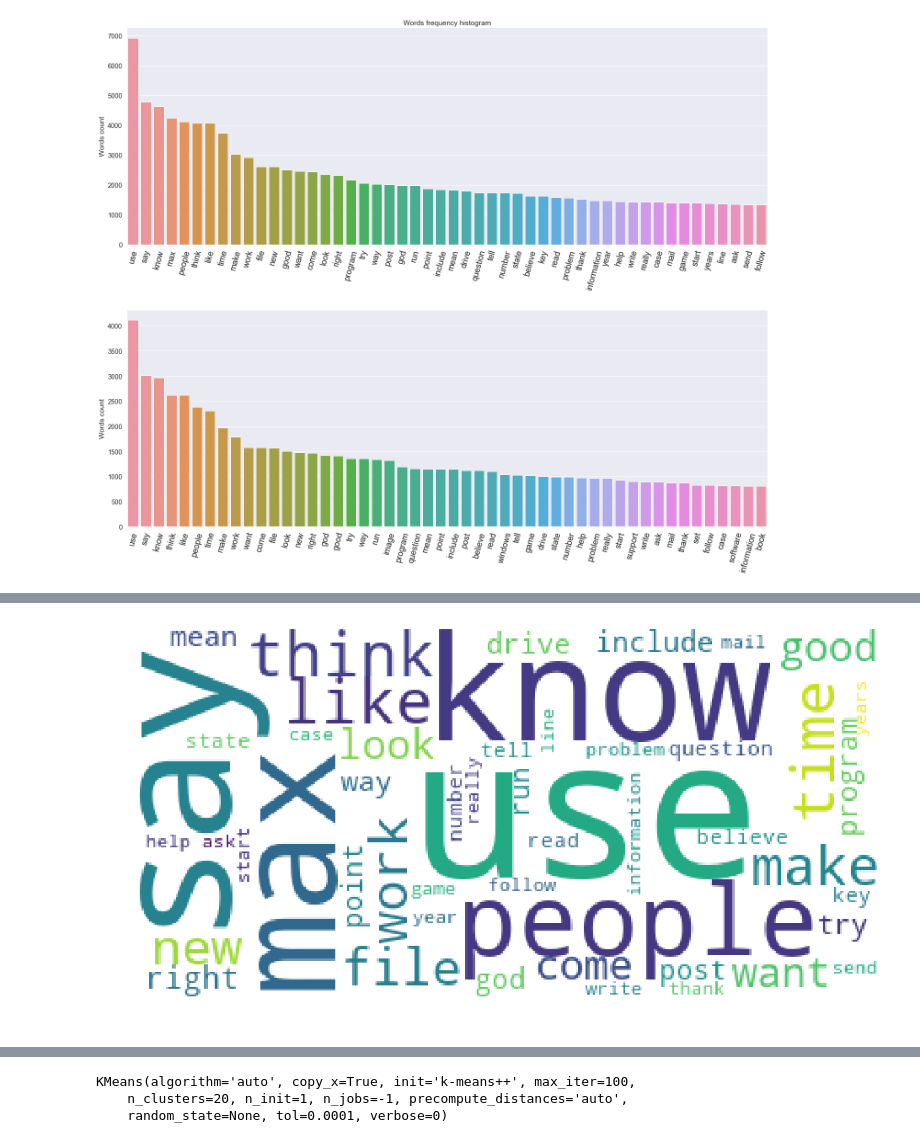
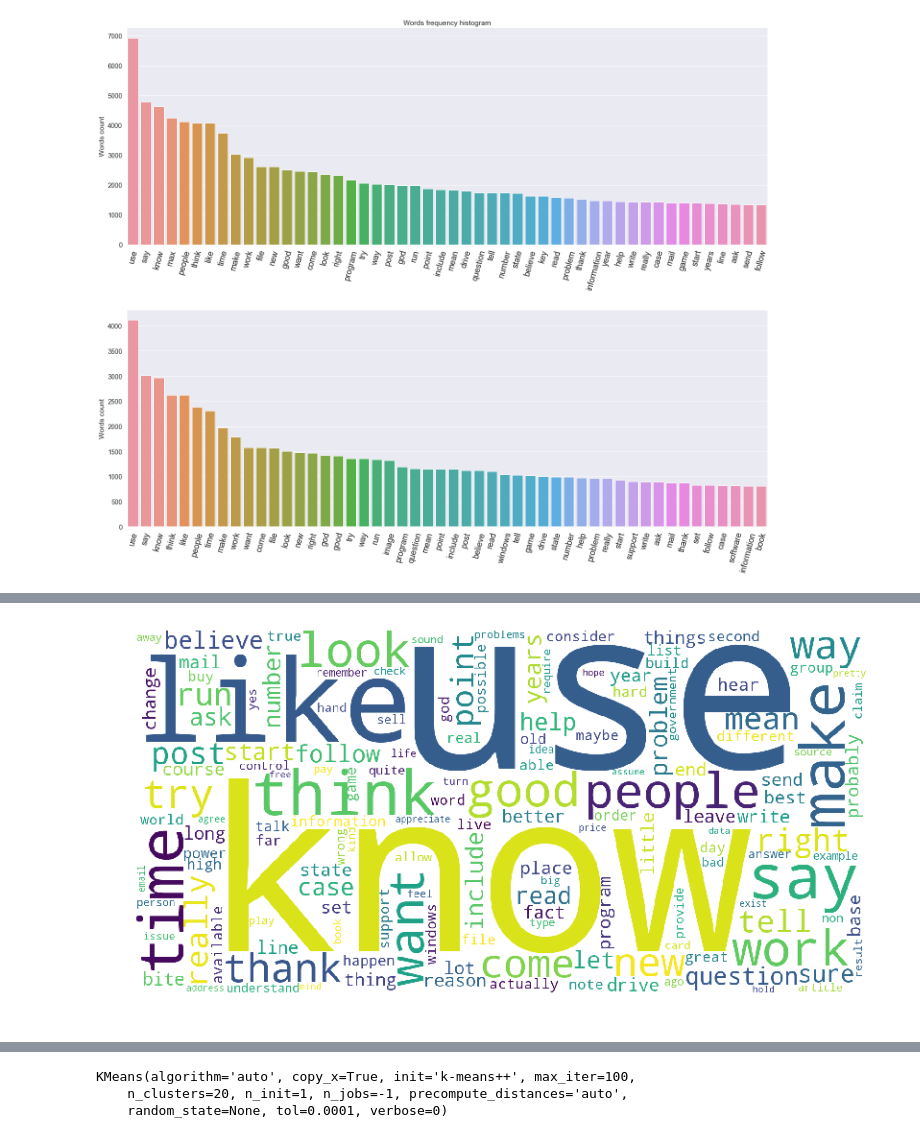
Before and after one commit to Espad/DS_5, a Jupyter notebook: Texts_Classification.ipynb, the cells around one changed output, grey strips where cells are left out. Saved outputs shown, nothing was run; the diff lists cells and outputs as text; code cells hidden in the pictures.

Commit message:
made wordclound + start visualise via truncated svd

```diff
--- a/Texts_Classification.ipynb
+++ b/Texts_Classification.ipynb
@@ -1152,19 +1163,27 @@ voc_dict
+# %%
+train_dict = dict(zip(vectorizer.get_feature_names(), vectorizer.idf_))
+train_dict =  dict(sorted(train_dict.items(), key=lambda kv: kv[1]))
+# sort in descending order, most freq words first, rare words with big weight in the end
+# %%
+inverse_dict = {}
+for k, v in train_dict.items():
+    inverse_dict[k] = 1/int(v)
+#inverse_dict
 # %%
-from wordcloud import WordCloud
+def create_wc(freq_text, n_words):
+    # Initialize wordcloud object
+    wc = WordCloud(background_color='white', max_words=n_words,
+            stopwords = StopWords,width=1600, height=800)
 
-# Combine all reviews for the desired sentiment
-#combined_text = " ".join([wd for wd in words])
-
-# Initialize wordcloud object
-wc = WordCloud(background_color='white', max_words=50,
-        stopwords = StopWords)
-
-# Generate and plot wordcloud
-plt.figure(figsize =[16,16])
-plt.imshow(wc.generate_from_frequencies(frequencies=train_top_words_test))
-plt.axis('off')
-plt.show()
+    # Generate and plot wordcloud
+    plt.figure(figsize =[14,7])
+    plt.imshow(wc.generate_from_frequencies(frequencies=freq_text))
+    plt.axis('off')
+    plt.show()
-# %% [output]
-[figure, removed]
+# %%
+create_wc(inverse_dict,150)
+del inverse_dict, train_dict
+# %% [output]
+[figure, added]
 # %%
 train_top_words_test = dict(train_top_words)
```
Also changed, not shown: parts of 30 cells of this notebook.
